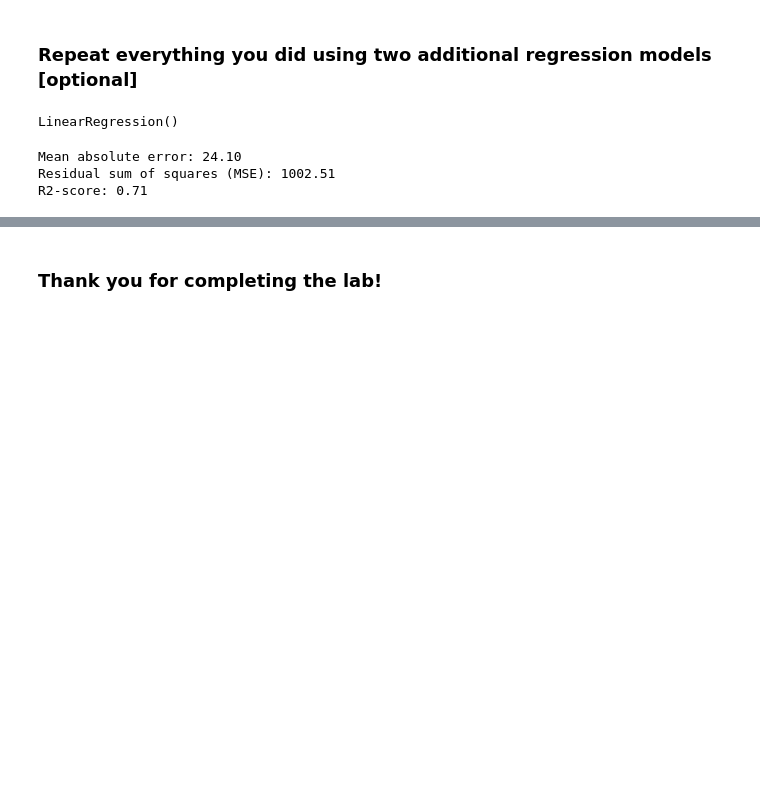
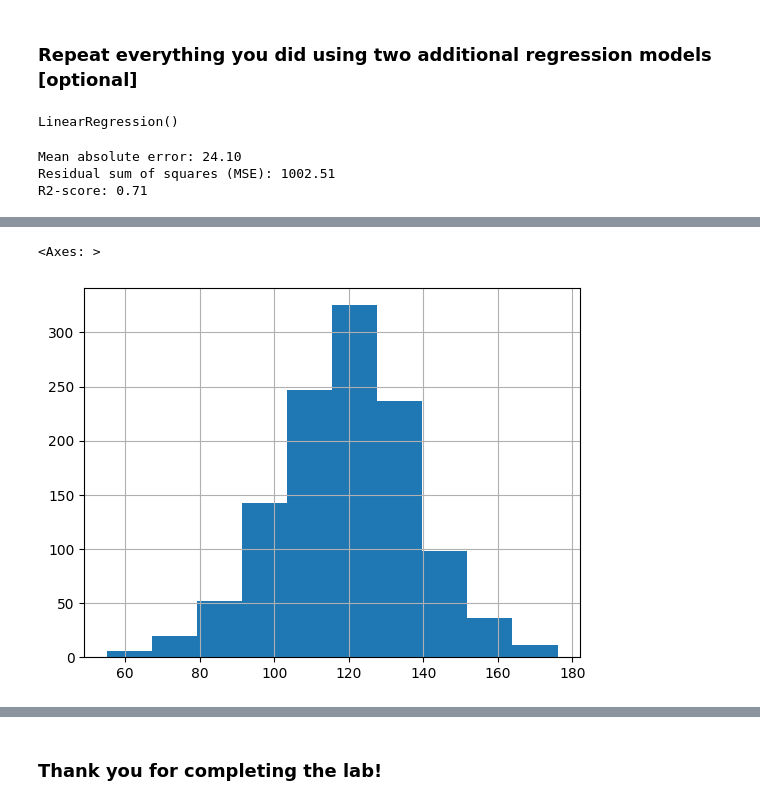
Before and after one commit to jepeto22/lab-simple-linear-regression, a Jupyter notebook: main.ipynb, the cells around one changed output, grey strips where cells are left out. Drawn from its saved outputs; the diff is of its cells as text; code cells hidden in the pictures; blank space fills up the shorter version.

```diff
--- a/main.ipynb
+++ b/main.ipynb
@@ -375,0 +421,6 @@ ValueError: could not convert string to float: 'ILX'
+# %%
+babies['bwt'].value_counts()
+babies['bwt'].hist()
+# %% [output]
+<Axes: >
+[figure, added]
```
Also changed, not shown: parts of 19 cells of this notebook, 1 other file.
